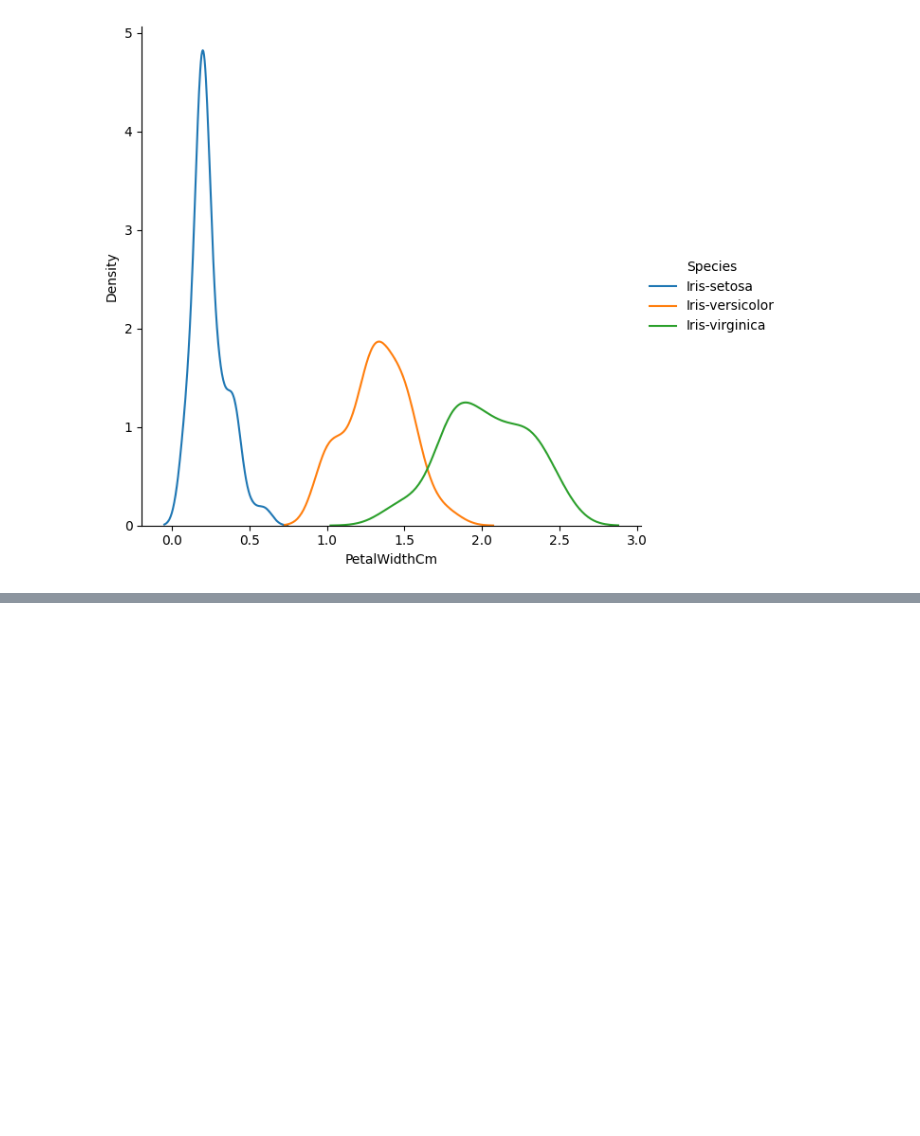
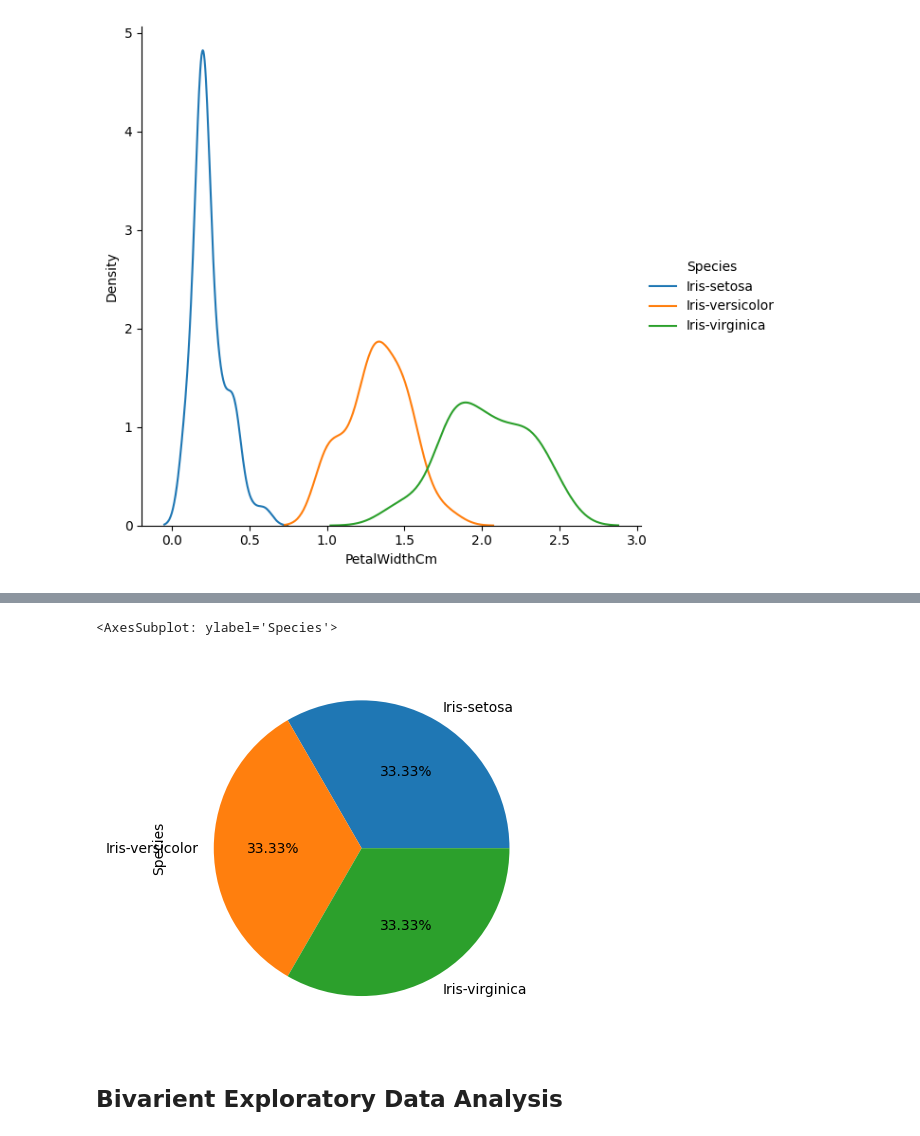
Before and after one commit to subhajit20/Practice-Data-Science-with-Python, a Jupyter notebook: Practice Datascience/Visualization_technique.ipynb, the cells around one changed output, grey strips where cells are left out. Cells and saved outputs as stored; diff of their text form; code cells hidden in the pictures; blank space fills up the shorter version.

```diff
--- a/Practice Datascience/Visualization_technique.ipynb
+++ b/Practice Datascience/Visualization_technique.ipynb
@@ -113,0 +134,7 @@ sns.FacetGrid(df,hue="Species",height=6).map(sns.kdeplot,'PetalWidthCm').add_leg
+# %%
+df['Species'].value_counts().plot(kind='pie',autopct="%.2f%%")
+# %% [output]
+<AxesSubplot: ylabel='Species'>
+[figure, added]
+# %% [markdown]
+## Bivarient Exploratory Data Analysis
```
Also changed, not shown: parts of 2 cells of this notebook, 2 other files.
